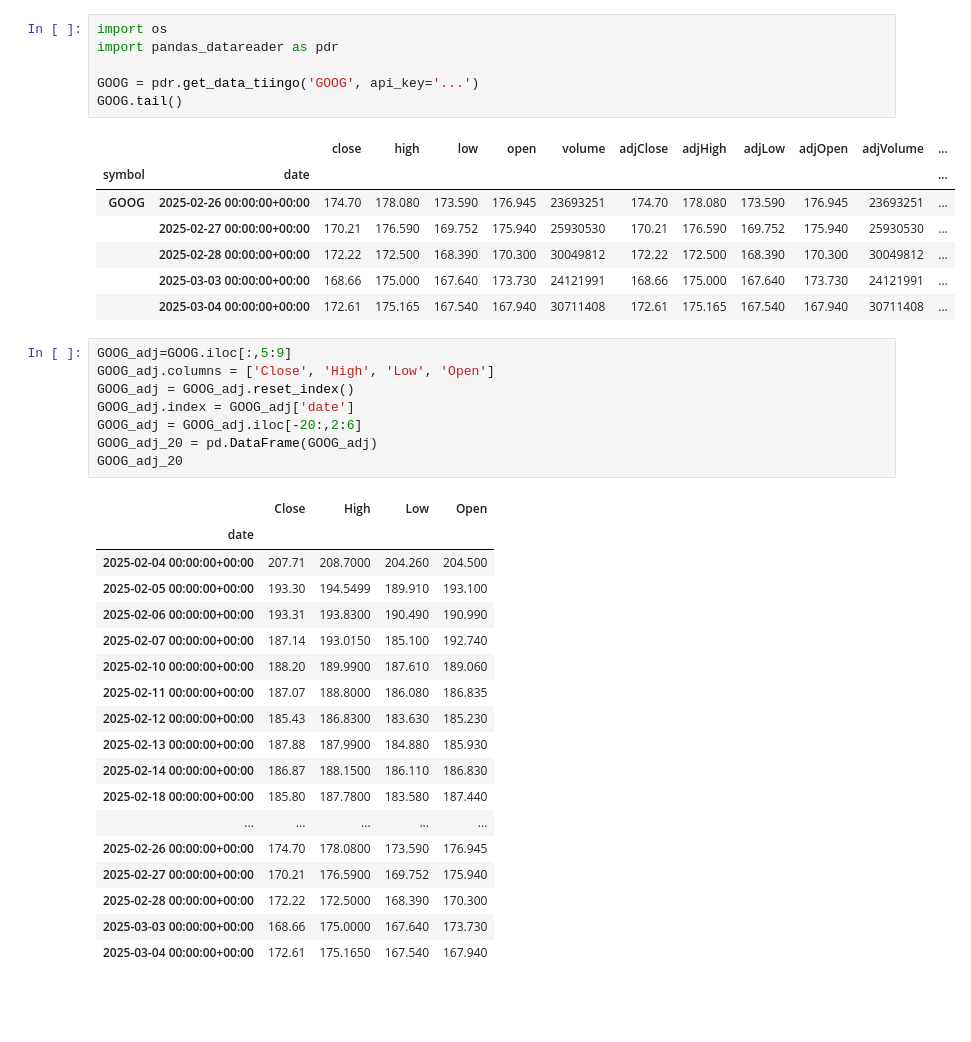
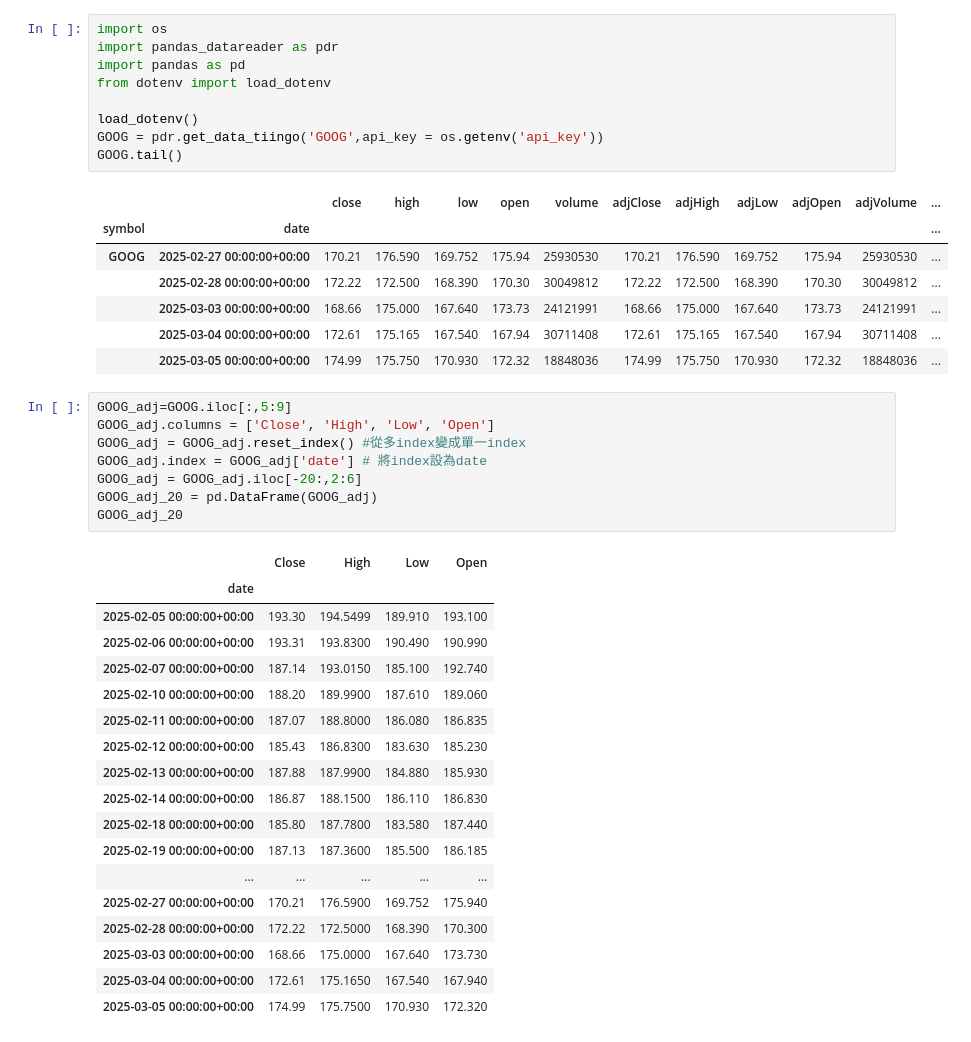
Before and after one commit to LawrenceGao0224/quantitive-trading, a Jupyter notebook: practice.ipynb, the cells around one changed output. Saved outputs shown, nothing was run; the diff lists cells and outputs as text; blank space fills up the shorter version.

```diff
--- a/practice.ipynb
+++ b/practice.ipynb
@@ -1,29 +1,31 @@
 # %%
 import os
 import pandas_datareader as pdr
+import pandas as pd
+from dotenv import load_dotenv
 
-GOOG = pdr.get_data_tiingo('GOOG', api_key='...')
+load_dotenv()
+GOOG = pdr.get_data_tiingo('GOOG',api_key = os.getenv('api_key'))
 GOOG.tail()
 # %% [output]
 |  |  | close | high | low | open | volume | adjClose | adjHigh | adjLow | adjOpen | adjVolume | ... |
 | symbol | date |  |  |  |  |  |  |  |  |  |  | ... |
-| GOOG | 2025-02-26 00:00:00+00:00 | 174.70 | 178.080 | 173.590 | 176.945 | 23693251 | 174.70 | 178.080 | 173.590 | 176.945 | 23693251 | ... |
-|  | 2025-02-27 00:00:00+00:00 | 170.21 | 176.590 | 169.752 | 175.940 | 25930530 | 170.21 | 176.590 | 169.752 | 175.940 | 25930530 | ... |
-|  | 2025-02-28 00:00:00+00:00 | 172.22 | 172.500 | 168.390 | 170.300 | 30049812 | 172.22 | 172.500 | 168.390 | 170.300 | 30049812 | ... |
-|  | 2025-03-03 00:00:00+00:00 | 168.66 | 175.000 | 167.640 | 173.730 | 24121991 | 168.66 | 175.000 | 167.640 | 173.730 | 24121991 | ... |
-|  | 2025-03-04 00:00:00+00:00 | 172.61 | 175.165 | 167.540 | 167.940 | 30711408 | 172.61 | 175.165 | 167.540 | 167.940 | 30711408 | ... |
+| GOOG | 2025-02-27 00:00:00+00:00 | 170.21 | 176.590 | 169.752 | 175.94 | 25930530 | 170.21 | 176.590 | 169.752 | 175.94 | 25930530 | ... |
+|  | 2025-02-28 00:00:00+00:00 | 172.22 | 172.500 | 168.390 | 170.30 | 30049812 | 172.22 | 172.500 | 168.390 | 170.30 | 30049812 | ... |
+|  | 2025-03-03 00:00:00+00:00 | 168.66 | 175.000 | 167.640 | 173.73 | 24121991 | 168.66 | 175.000 | 167.640 | 173.73 | 24121991 | ... |
+|  | 2025-03-04 00:00:00+00:00 | 172.61 | 175.165 | 167.540 | 167.94 | 30711408 | 172.61 | 175.165 | 167.540 | 167.94 | 30711408 | ... |
+|  | 2025-03-05 00:00:00+00:00 | 174.99 | 175.750 | 170.930 | 172.32 | 18848036 | 174.99 | 175.750 | 170.930 | 172.32 | 18848036 | ... |
 # %%
 GOOG_adj=GOOG.iloc[:,5:9]
 GOOG_adj.columns = ['Close', 'High', 'Low', 'Open']
-GOOG_adj = GOOG_adj.reset_index()
-GOOG_adj.index = GOOG_adj['date']
+GOOG_adj = GOOG_adj.reset_index() #從多index變成單一index
+GOOG_adj.index = GOOG_adj['date'] # 將index設為date
 GOOG_adj = GOOG_adj.iloc[-20:,2:6]
 GOOG_adj_20 = pd.DataFrame(GOOG_adj)
 GOOG_adj_20
 # %% [output]
 |  | Close | High | Low | Open |
 | date |  |  |  |  |
-| 2025-02-04 00:00:00+00:00 | 207.71 | 208.7000 | 204.260 | 204.500 |
 | 2025-02-05 00:00:00+00:00 | 193.30 | 194.5499 | 189.910 | 193.100 |
 | 2025-02-06 00:00:00+00:00 | 193.31 | 193.8300 | 190.490 | 190.990 |
 | 2025-02-07 00:00:00+00:00 | 187.14 | 193.0150 | 185.100 | 192.740 |
@@ -33,12 +35,13 @@ GOOG_adj_20
 | 2025-02-13 00:00:00+00:00 | 187.88 | 187.9900 | 184.880 | 185.930 |
 | 2025-02-14 00:00:00+00:00 | 186.87 | 188.1500 | 186.110 | 186.830 |
 | 2025-02-18 00:00:00+00:00 | 185.80 | 187.7800 | 183.580 | 187.440 |
+| 2025-02-19 00:00:00+00:00 | 187.13 | 187.3600 | 185.500 | 186.185 |
 | ... | ... | ... | ... | ... |
-| 2025-02-26 00:00:00+00:00 | 174.70 | 178.0800 | 173.590 | 176.945 |
 | 2025-02-27 00:00:00+00:00 | 170.21 | 176.5900 | 169.752 | 175.940 |
 | 2025-02-28 00:00:00+00:00 | 172.22 | 172.5000 | 168.390 | 170.300 |
 | 2025-03-03 00:00:00+00:00 | 168.66 | 175.0000 | 167.640 | 173.730 |
 | 2025-03-04 00:00:00+00:00 | 172.61 | 175.1650 | 167.540 | 167.940 |
+| 2025-03-05 00:00:00+00:00 | 174.99 | 175.7500 | 170.930 | 172.320 |
 # %%
 # 繪製K線圖
 import mplfinance as mpf
```
Also changed, not shown: parts of 6 cells of this notebook, 1 other file.
